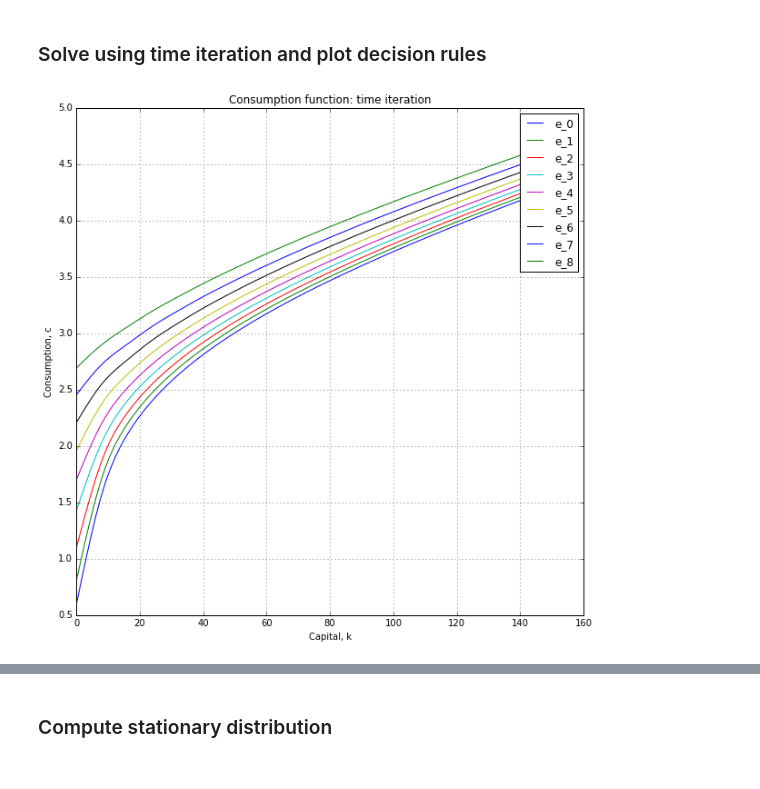
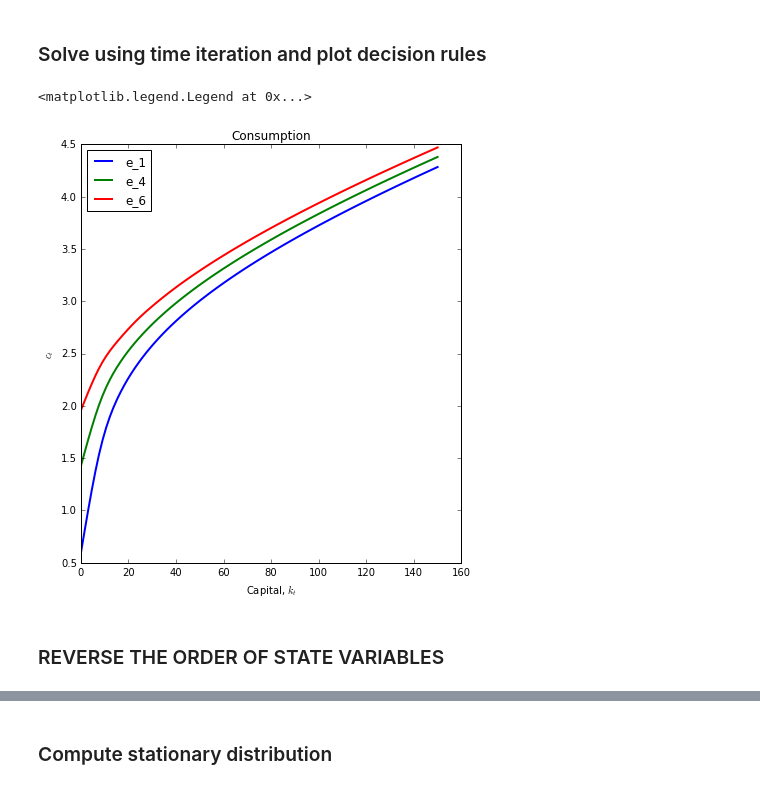
Before and after one commit to jagman88/dolo, a Jupyter notebook: examples/models/incomplete_markets_dtcscc_TimeIterationDirect.ipynb, the cells around one changed output, grey strips where cells are left out. Drawn from its saved outputs; the diff is of its cells as text; code cells hidden in the pictures.

Commit message:
ENH: reverse state ordering to exog-endog

```diff
--- a/examples/models/incomplete_markets_dtcscc_TimeIterationDirect.ipynb
+++ b/examples/models/incomplete_markets_dtcscc_TimeIterationDirect.ipynb
@@ -28,29 +34,23 @@ Nf = np.array([100, 9])
 ### Solve using time iteration and plot decision rules
 # %%
 dr = time_iteration_direct(model,with_complementarities=True, verbose=False)
-# %%
-
-Nk = 100
-Nftmp = np.array([Nk,1])
-egrid = np.unique(dr.grid[:,1])
-Ne = egrid.shape[0]
-
-drc = np.zeros([Nk, Ne])
-# drc_direct = np.zeros([Nk, Ne])
-for i_e in range(Ne):
-    sgridf = mlinspace(np.array([min(dr.grid[:,0]), egrid[i_e]]), np.array([max(dr.grid[:,0]), egrid[i_e]]),Nftmp)
-    drc[:, i_e] = dr(sgridf).flatten()
-#     drc_direct[:, i_e] = dr_direct(sgridf).flatten()
-
-%matplotlib inline
-
-plt.figure(figsize=(10, 10))
-for i_e in range(Nf[1]):
-    plt.plot(sgridf[:,0], drc[:,i_e],label='e_'+str(i_e))
-plt.ylabel('Consumption, c')
-plt.xlabel('Capital, k')
-plt.title('Consumption function: time iteration')
-plt.legend()
-plt.grid()
-# %% [output]
-[figure, removed]
+# %%
+%matplotlib inline
+
+egrid = np.unique(dr.grid[:,1])
+kss = model.calibration['states'][0]
+
+plt.figure(figsize=(15, 7.5))
+plt.subplot(121)
+plot_decision_rule(model, dr, state='k', plot_controls='c', n_steps=100, s0=np.array([kss, egrid[0]]), label='e_1', linewidth=2,)
+plot_decision_rule(model, dr, state='k', plot_controls='c', n_steps=100, s0=np.array([kss, egrid[3]]), label='e_4', linewidth=2,)
+plot_decision_rule(model, dr, state='k', plot_controls='c', n_steps=100, s0=np.array([kss, egrid[5]]), label='e_6', linewidth=2,)
+plt.ylabel('$c_t$')
+plt.xlabel('Capital, $k_t$')
+plt.title('Consumption')
+plt.legend(loc='best')
+# %% [output]
+<matplotlib.legend.Legend at 0x...>
+[figure, added]
+# %% [markdown]
+### REVERSE THE ORDER OF STATE VARIABLES
```
Also changed, not shown: parts of 28 cells of this notebook, 4 other files.
